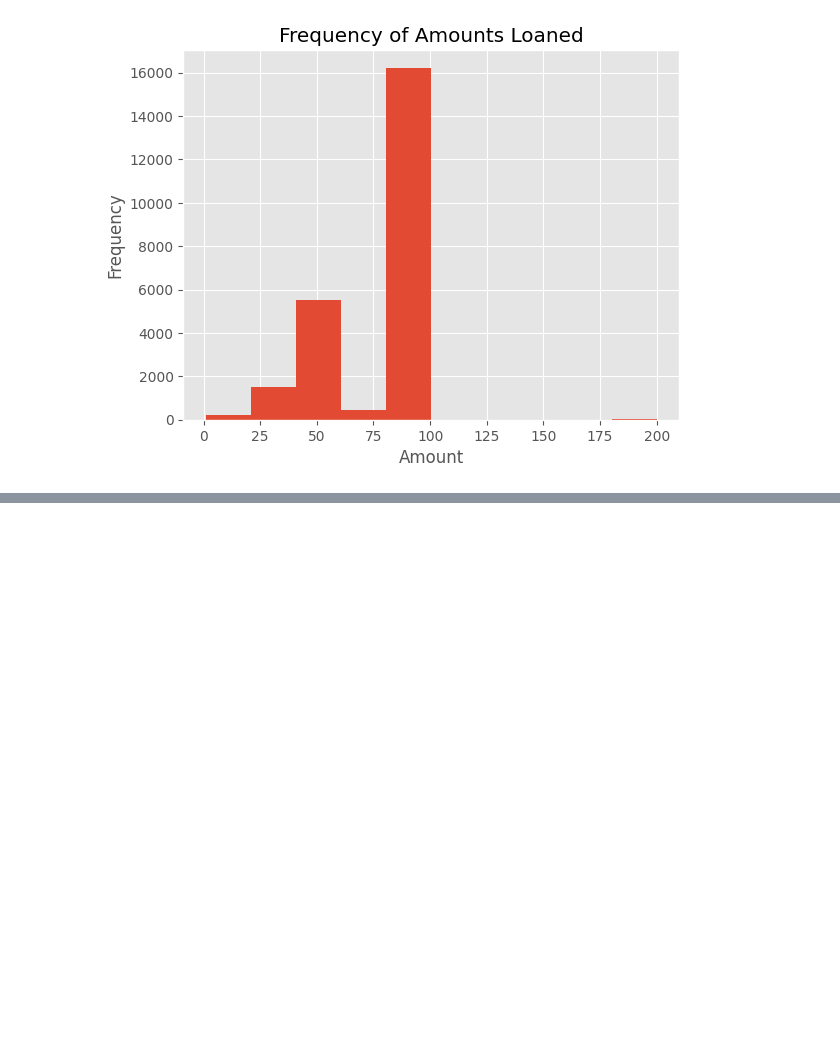
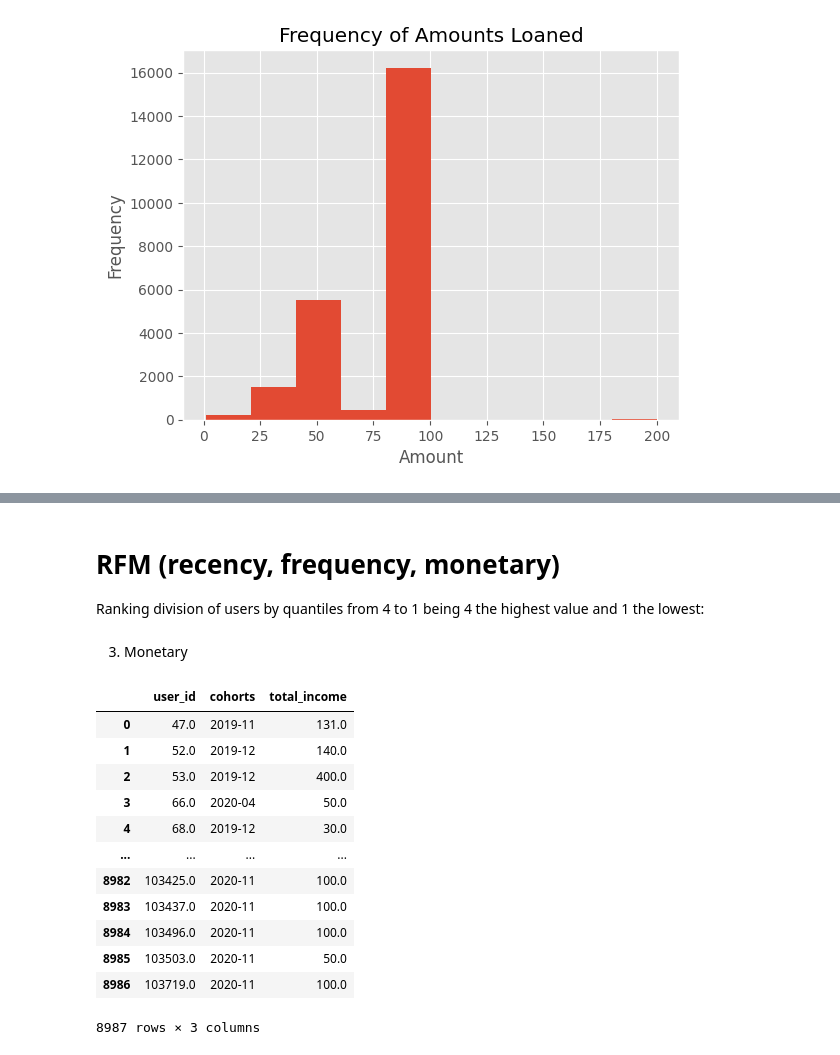
Before and after one commit to ivanseldas/microcredit-churn-classifier, a Jupyter notebook: Main_Latest.ipynb, the cells around one changed output, grey strips where cells are left out. Drawn from its saved outputs; the diff is of its cells as text; code cells hidden in the pictures; blank space fills up the shorter version.

```diff
--- a/Main_Latest.ipynb
+++ b/Main_Latest.ipynb
@@ -256,3 +256,26 @@ cash.head(5)
 | 345 | 510 | 90.0 | rejected | 2020-01-27 19:50:46.387431+00:00 | 2020-01-28 14:52:30.164273+00 | 35.0 | 2020-01-28 14:52:30.160427+00 | NaN | ... |
 | 5298 | 12794 | 100.0 | rejected | 2020-08-17 13:19:41.318905+00:00 | 2020-08-17 15:04:14.916382+00 | 35.0 | 2020-08-17 15:04:14.912309+00 | NaN | ... |
 | 58 | 150 | 100.0 | rejected | 2019-12-13 20:27:38.106778+00:00 | 2019-12-18 15:20:41.722482+00 | 35.0 | 2019-12-18 15:20:41.715612+00 | NaN | ... |
+# %% [markdown]
+# RFM (recency, frequency, monetary)
+Ranking division of users by quantiles from 4 to 1 being 4 the highest value and 1 the lowest:
+# %% [markdown]
+3. Monetary
+# %%
+# Calculation of income per user
+income_user = cash[cash['status'] == 'money_back'].groupby(['user_id', 'cohorts'])['amount'].agg(total_income='sum').reset_index()
+income_user
+# %% [output]
+|  | user_id | cohorts | total_income |
+| 0 | 47.0 | 2019-11 | 131.0 |
+| 1 | 52.0 | 2019-12 | 140.0 |
+| 2 | 53.0 | 2019-12 | 400.0 |
+| 3 | 66.0 | 2020-04 | 50.0 |
+| 4 | 68.0 | 2019-12 | 30.0 |
+| ... | ... | ... | ... |
+| 8982 | 103425.0 | 2020-11 | 100.0 |
+| 8983 | 103437.0 | 2020-11 | 100.0 |
+| 8984 | 103496.0 | 2020-11 | 100.0 |
+| 8985 | 103503.0 | 2020-11 | 50.0 |
+| 8986 | 103719.0 | 2020-11 | 100.0 |
+8987 rows × 3 columns
```
Also changed, not shown: parts of 4 cells of this notebook.
